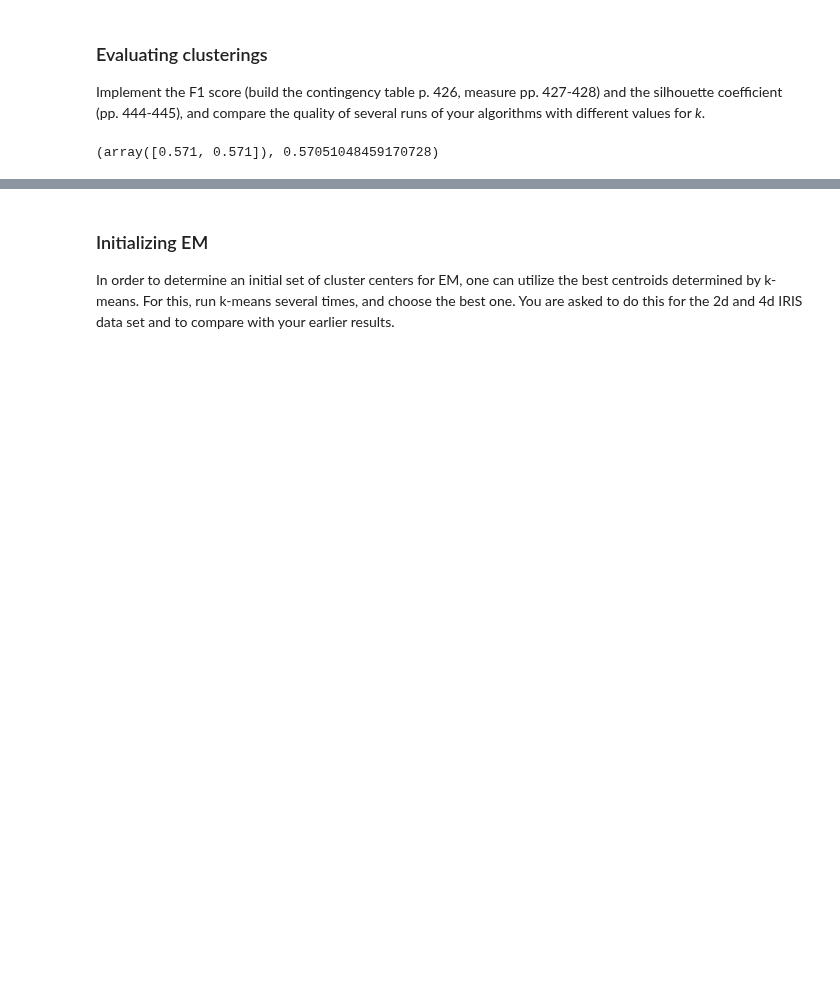
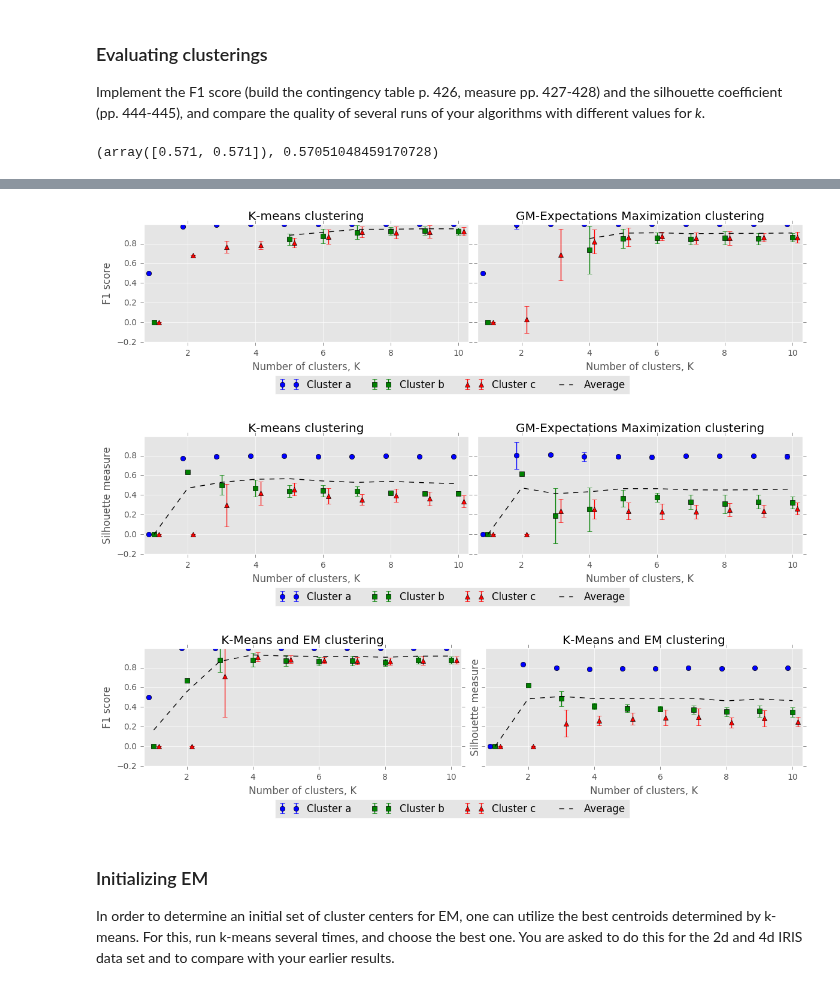
Before and after one commit to Malakith/dMachineLearning, a Jupyter notebook: handin4/HandIn4.ipynb, the cells around one changed output, grey strips where cells are left out. Cells and saved outputs as stored; diff of their text form; code cells hidden in the pictures; blank space fills up the shorter version.

```diff
--- a/handin4/HandIn4.ipynb
+++ b/handin4/HandIn4.ipynb
@@ -542,7 +534,7 @@ labels = iris['target']
 plt.style.use('ggplot')
 
 
-repetitions = 10 # SKAL SÆTTES TIL >10
+repetitions = 20 # SKAL SÆTTES TIL >10
 kays = range(1,11) # SKAL SÆTTES TIL range(4,11)
 label_set = set(labels)
 err_free = True
@@ -557,6 +549,8 @@ KMresF1 = np.zeros([len(kays), (1+len(label_set)), repetitions])
 EMresF1 = np.zeros([len(kays), (1+len(label_set)), repetitions])
 KMresSil = np.ones([len(kays), (1+len(label_set)), repetitions])*-1
 EMresSil = np.ones([len(kays), (1+len(label_set)), repetitions])*-1
+KMEMresF1 = np.zeros([len(kays), (1+len(label_set)), repetitions])
+KMEMresSil = np.ones([len(kays), (1+len(label_set)), repetitions])*-1
 
 if True:
     for kay_idx, kay in enumerate(kays):
@@ -577,7 +571,7 @@ if True:
 
             ## EM
             try: #because singular_matrix errors is a thing
-                mean, cov, prior, _ = em(data, kay, 0.01, maxiter = 100)
+                mean, cov, prior, q = em(data, kay, 0.0001, maxiter = 1000)
                 guessed_labels = most_likely(data, mean, cov, prior)
                 voted_labels = vote_labels(guessed_labels, labels)
                 # F1
@@ -585,16 +579,37 @@ if True:
                 EMresF1[kay_idx,0:len(res0),rep] = np.asarray(res0)
                 EMresF1[kay_idx,-1,rep] = res1
             except:
-                #print("røv3", kay)
-                err_free = False
+                print("røv3", kay)
+                assert False
             try:
                 #Silhouette
                 res0, res1 = sil(data, voted_labels, 3)
                 EMresSil[kay_idx,0:len(res0),rep] = np.asarray(res0)
                 EMresSil[kay_idx,-1,rep] = res1
             except:
-                #print("røv4", kay)
-                err_free = False
+                print("røv4", kay)
+                assert False
+            ## KMeans + EM
+            try: #because singular_matrix errors is a thing
+                means = kmeans(data, kay, 0.00001)
+                mean, cov, prior, q = em(data, kay, 0.000001,mean=means, maxiter = 1000)
+                guessed_labels = most_likely(data, mean, cov, prior)
+                voted_labels = vote_labels(guessed_labels, labels)
+                # F1
+                res0, res1, res2 = f1(voted_labels, labels)
+                KMEMresF1[kay_idx,0:len(res0),rep] = np.asarray(res0)
+                KMEMresF1[kay_idx,-1,rep] = res1
+            except:
+                print("røv3", kay)
+                assert False
+            try:
+                #Silhouette
+                res0, res1 = sil(data, voted_labels, 3)
+                KMEMresSil[kay_idx,0:len(res0),rep] = np.asarray(res0)
+                KMEMresSil[kay_idx,-1,rep] = res1
+            except:
+                print("røv4", kay)
+                assert False
 
 
 def plot_measure(results, kays, err, colors, labels, ax=None):
@@ -611,36 +626,51 @@ def plot_measure(results, kays, err, colors, labels, ax=None):
 
 
 #ax.errorbar(x, y, yerr=yerr, fmt='o')
 
 cluster_colors = ['ob', 'sg', '^r', '--k']
 cluster_labels = ['Cluster a', 'Cluster b', 'Cluster c', 'Average']
 
 
 fig, axs = plt.subplots(nrows=1, ncols=2, sharex=True, sharey=True, figsize=(12,3))
 plot_measure(np.average(KMresF1,  axis=2), kays, np.std(KMresF1,  axis=2), cluster_colors, cluster_labels, axs[0])
 plot_measure(np.average(EMresF1,  axis=2), kays, np.std(EMresF1,  axis=2), cluster_colors, cluster_labels, axs[1])
 axs[0].set_title("K-means clustering")
 axs[1].set_title("GM-Expectations Maximization clustering")
 axs[0].set_ylabel("F1 score")
 axs[0].set_xlabel("Number of clusters, K")
 axs[1].set_xlabel("Number of clusters, K")
-axs[0].set_ylim([0,1])
+axs[0].set_ylim([-0.2,1])
 axs[0].legend(loc = 'lower center', bbox_to_anchor = (0,-0.1,1,1), bbox_transform = plt.gcf().transFigure, ncol=4)
 plt.tight_layout()
 
 fig, axs = plt.subplots(nrows=1, ncols=2, sharex=True, sharey=True, figsize=(12,3))
 plot_measure(np.average(KMresSil, axis=2), kays, np.std(KMresSil, axis=2),cluster_colors, cluster_labels, axs[0])
 plot_measure(np.average(EMresSil, axis=2), kays, np.std(EMresSil, axis=2),cluster_colors, cluster_labels, axs[1])
 axs[0].set_title("K-means clustering")
 axs[1].set_title("GM-Expectations Maximization clustering")
 axs[0].set_ylabel("Silhouette measure")
 axs[0].set_xlabel("Number of clusters, K")
 axs[1].set_xlabel("Number of clusters, K")
-axs[1].set_ylim([-1,1])
+axs[1].set_ylim([-0.2,1])
 axs[0].legend(loc = 'lower center', bbox_to_anchor = (0,-0.1,1,1), bbox_transform = plt.gcf().transFigure, ncol=4)
 plt.tight_layout()
 
-assert err_free
+fig, axs = plt.subplots(nrows=1, ncols=2, sharex=True, sharey=True, figsize=(12,3))
+plot_measure(np.average(KMEMresF1, axis=2), kays, np.std(KMEMresF1, axis=2),cluster_colors, cluster_labels, axs[0])
+plot_measure(np.average(KMEMresSil, axis=2), kays, np.std(KMEMresSil, axis=2),cluster_colors, cluster_labels, axs[1])
+axs[0].set_title("K-Means and EM clustering")
+axs[1].set_title("K-Means and EM clustering")
+axs[0].set_ylabel("F1 score")
+axs[0].set_xlabel("Number of clusters, K")
+axs[1].set_ylabel("Silhouette measure")
+axs[1].set_xlabel("Number of clusters, K")
+axs[1].set_ylim([-0.2,1])
+axs[0].legend(loc = 'lower center', bbox_to_anchor = (0,-0.1,1,1), bbox_transform = plt.gcf().transFigure, ncol=4)
+plt.tight_layout()
+# %% [output]
+[figure, added]
+[figure, added]
+[figure, added]
 # %% [markdown]
 ### Initializing EM
 
```
Also changed, not shown: parts of 7 cells of this notebook.
